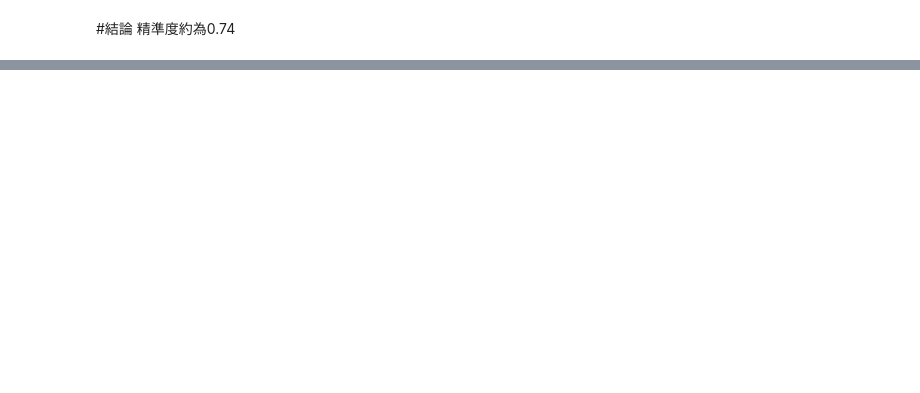
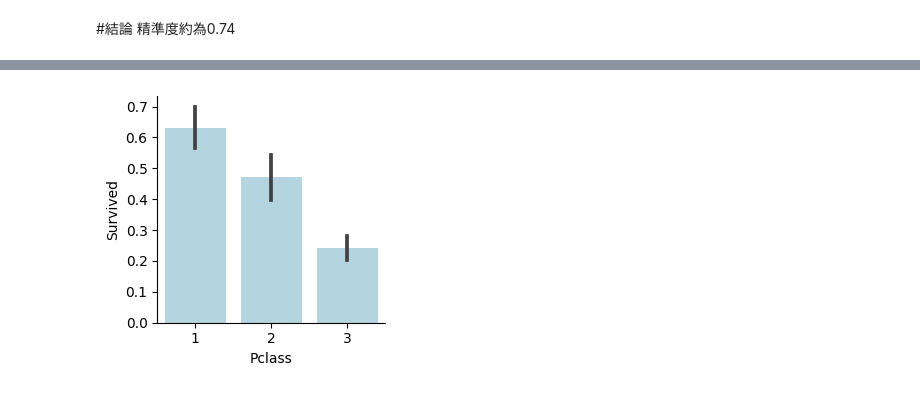
Before and after one commit to linhsuan519/titanic-analysis, a Jupyter notebook: 鐵達尼號的存活預測_優化資料集.ipynb, the cells around one changed output, grey strips where cells are left out. Cells and saved outputs as stored; diff of their text form; code cells hidden in the pictures; blank space fills up the shorter version.

```diff
--- a/鐵達尼號的存活預測_優化資料集.ipynb
+++ b/鐵達尼號的存活預測_優化資料集.ipynb
@@ -109,0 +221,6 @@ print(scores.mean())
+# %%
+# 觀察Pclass和Survived的關係
+categories(df,cat='Pclass',target='Survived')
+plt.show()
+# %% [output]
+[figure, added]
```
Also changed, not shown: parts of 28 cells of this notebook.
